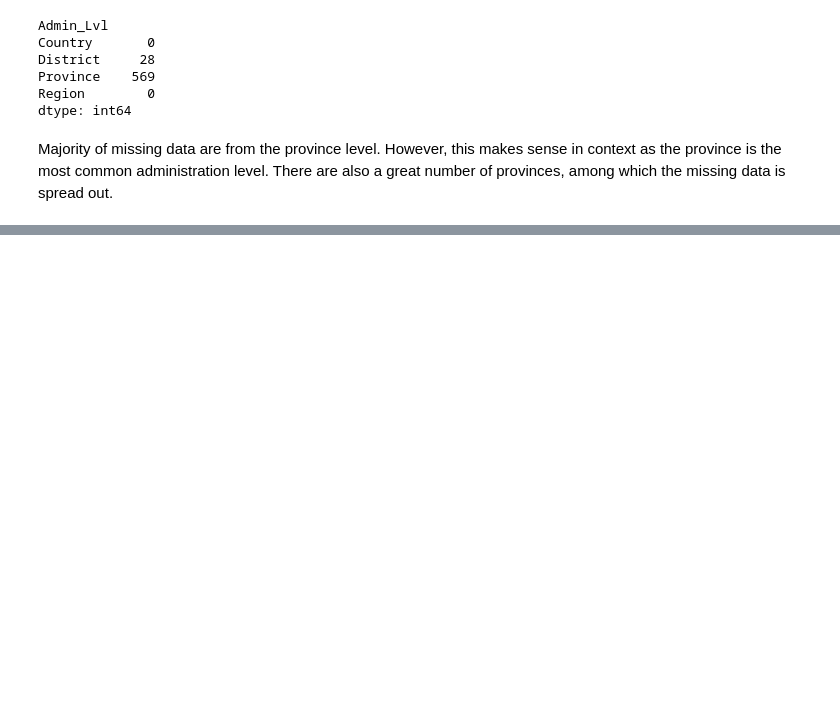
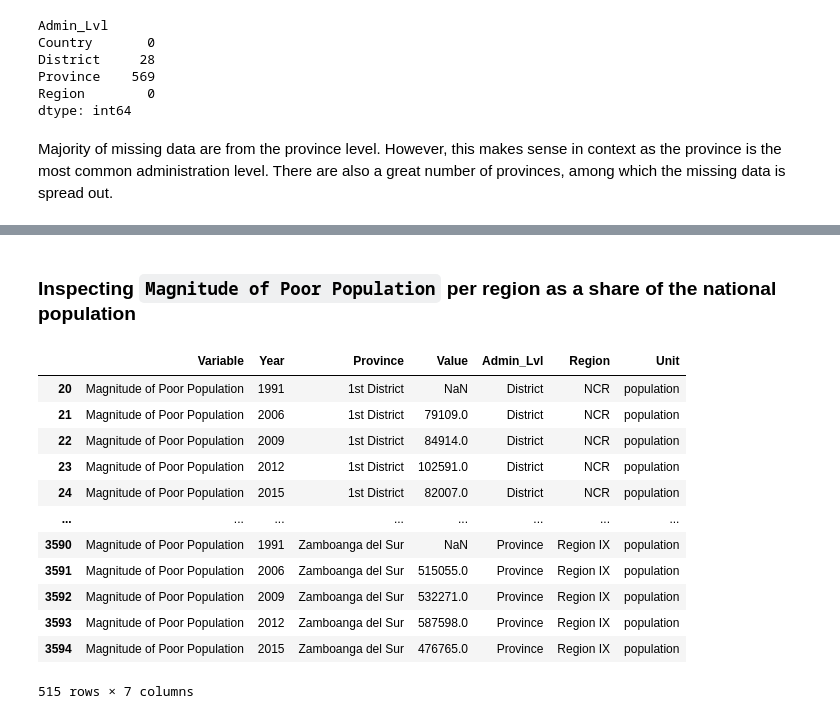
Before and after one commit to IrishMorales/ph-poverty-statistics, a Jupyter notebook: ph-poverty-statistics.ipynb, the cells around one changed output, grey strips where cells are left out. Saved outputs shown, nothing was run; the diff lists cells and outputs as text; code cells hidden in the pictures; blank space fills up the shorter version.

````diff
--- a/ph-poverty-statistics.ipynb
+++ b/ph-poverty-statistics.ipynb
@@ -521,0 +606,20 @@ df_csv = df.to_csv('povstat_prepped.csv')
+# %% [markdown]
+### Inspecting ```Magnitude of Poor Population``` per region as a share of the national population
+# %%
+# Get all data for Magnitude of Poor Population
+poverty_magnitude = df.query('Variable == "Magnitude of Poor Population"')
+poverty_magnitude
+# %% [output]
+|  | Variable | Year | Province | Value | Admin_Lvl | Region | Unit |
+| 20 | Magnitude of Poor Population | 1991 | 1st District | NaN | District | NCR | population |
+| 21 | Magnitude of Poor Population | 2006 | 1st District | 79109.0 | District | NCR | population |
+| 22 | Magnitude of Poor Population | 2009 | 1st District | 84914.0 | District | NCR | population |
+| 23 | Magnitude of Poor Population | 2012 | 1st District | 102591.0 | District | NCR | population |
+| 24 | Magnitude of Poor Population | 2015 | 1st District | 82007.0 | District | NCR | population |
+| ... | ... | ... | ... | ... | ... | ... | ... |
+| 3590 | Magnitude of Poor Population | 1991 | Zamboanga del Sur | NaN | Province | Region IX | population |
+| 3591 | Magnitude of Poor Population | 2006 | Zamboanga del Sur | 515055.0 | Province | Region IX | population |
+| 3592 | Magnitude of Poor Population | 2009 | Zamboanga del Sur | 532271.0 | Province | Region IX | population |
+| 3593 | Magnitude of Poor Population | 2012 | Zamboanga del Sur | 587598.0 | Province | Region IX | population |
+| 3594 | Magnitude of Poor Population | 2015 | Zamboanga del Sur | 476765.0 | Province | Region IX | population |
+515 rows × 7 columns
````
Also changed, not shown: parts of 18 cells of this notebook.
